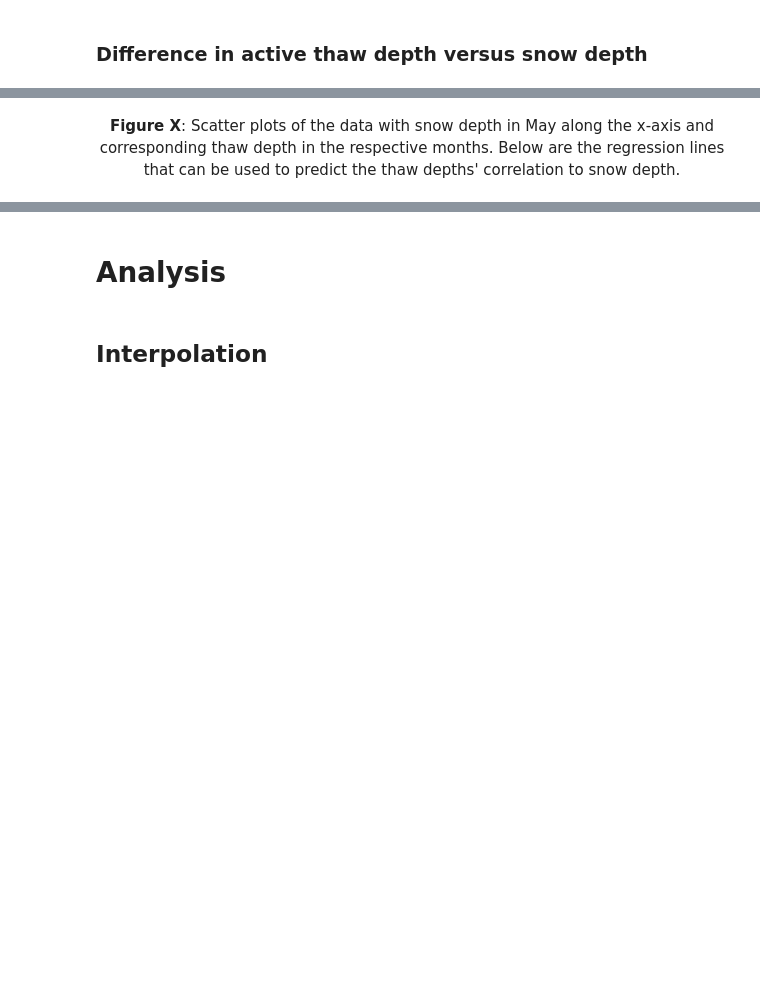
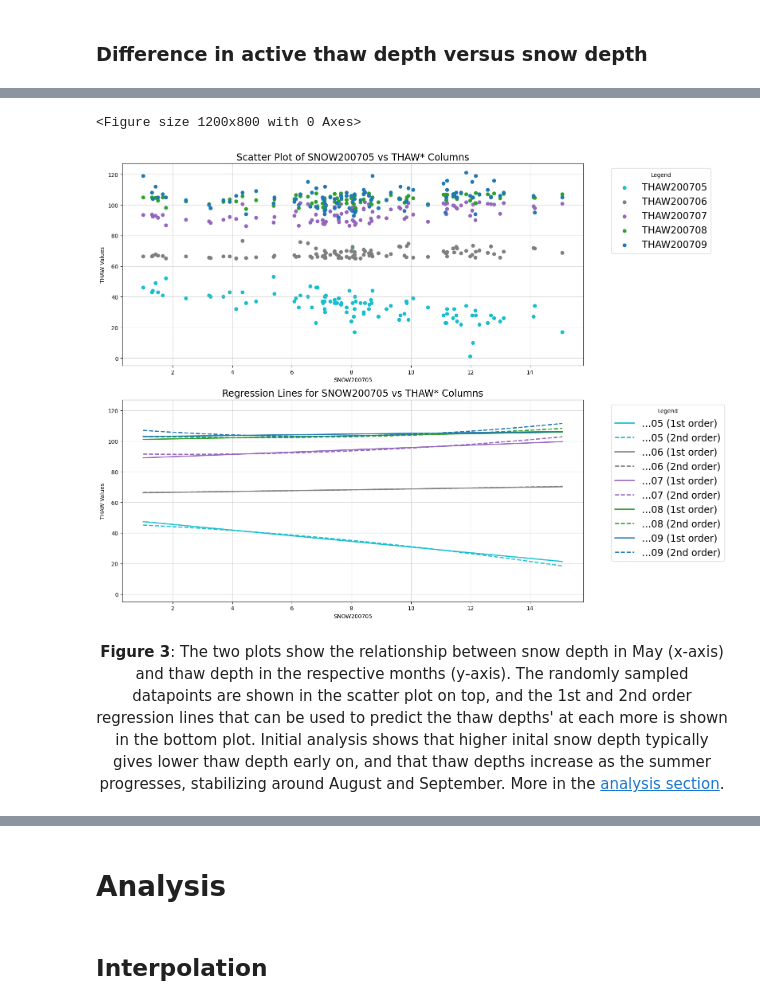
Before and after one commit to pmhalvor/geo4460, a Jupyter notebook: lab/GIS4/Halvorsen_GEO4460_report4_interpolation.ipynb, the cells around one changed output, grey strips where cells are left out. Drawn from its saved outputs; the diff is of its cells as text; code cells hidden in the pictures; blank space fills up the shorter version.

```diff
--- a/lab/GIS4/Halvorsen_GEO4460_report4_interpolation.ipynb
+++ b/lab/GIS4/Halvorsen_GEO4460_report4_interpolation.ipynb
@@ -293,4 +139,11 @@ plt.show()
+# %%
+from plot import plot_snow_melt_regression_lines
+
+regression_lines = plot_snow_melt_regression_lines(snow_melt)
+# %% [output]
+<Figure size 1200x800 with 0 Axes>
+[figure, added]
 # %% [markdown]
 <center>
-    <b>Figure X</b>: Scatter plots of the data with snow depth in May along the x-axis and corresponding thaw depth in the respective months. Below are the regression lines that can be used to predict the thaw depths' correlation to snow depth.
+    <a id="figure-3"><b>Figure 3</b></a>: The two plots show the relationship between snow depth in May (x-axis) and thaw depth in the respective months (y-axis). The randomly sampled datapoints are shown in the scatter plot on top, and the 1st and 2nd order regression lines that can be used to predict the thaw depths' at each more is shown in the bottom plot. Initial analysis shows that higher inital snow depth typically gives lower thaw depth early on, and that thaw depths increase as the summer progresses, stabilizing around August and September. More in the <a href="#analysis">analysis section</a>.
 </center>
```
Also changed, not shown: parts of 31 cells of this notebook, 10 other files.
